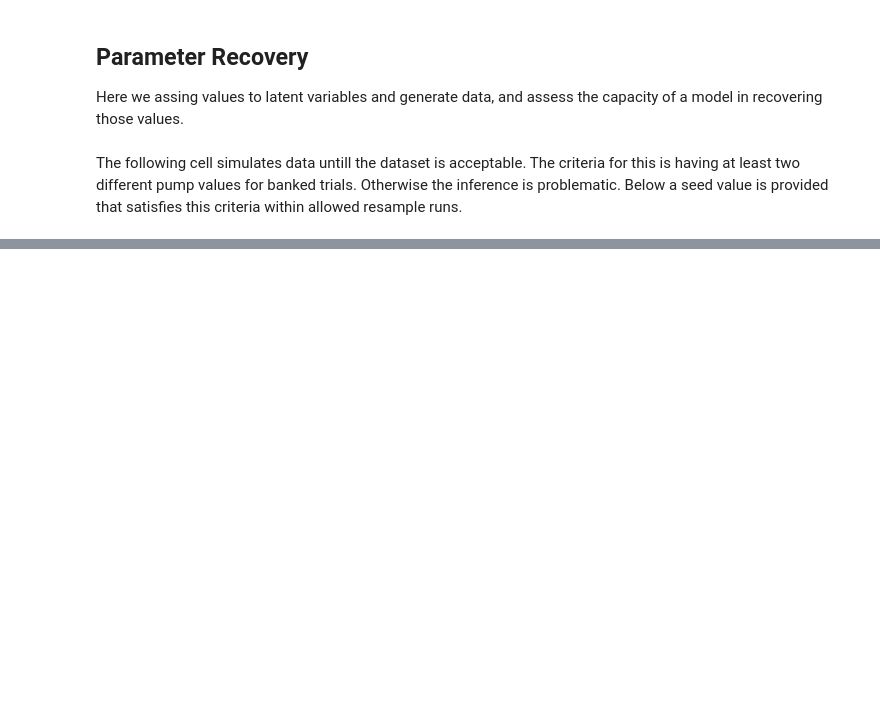
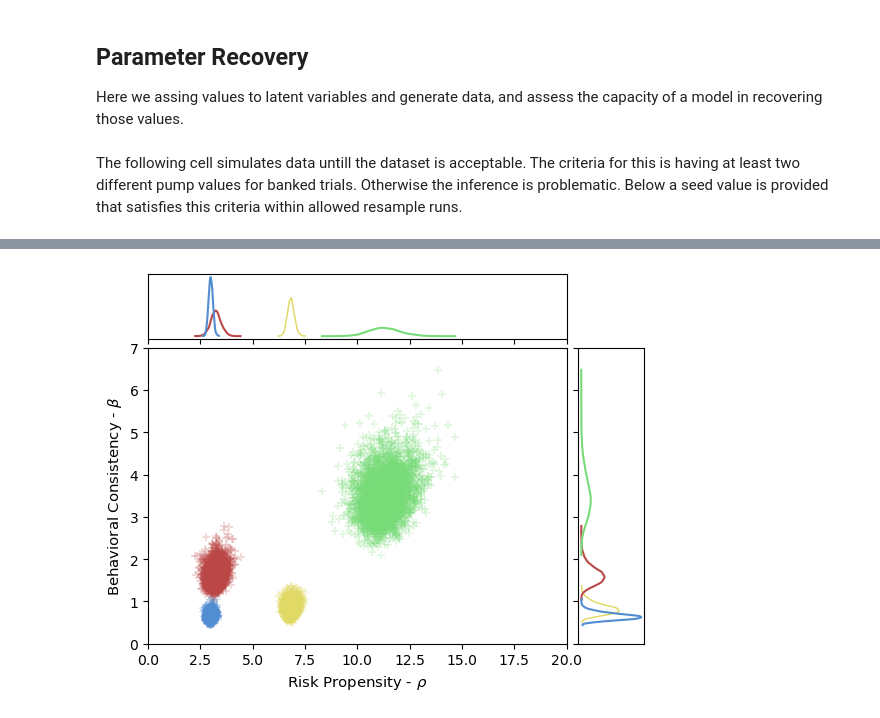
Before and after one commit to alazaydin/bart-censored, a Jupyter notebook: censoring.ipynb, the cells around one changed output, grey strips where cells are left out. Cells and saved outputs as stored; diff of their text form; code cells hidden in the pictures; blank space fills up the shorter version.

Commit message:
feat(joint-model): based on DOSPERT

```diff
--- a/censoring.ipynb
+++ b/censoring.ipynb
@@ -448,0 +524,16 @@ az.summary(recover_idata["B"])
+# %%
+with pm.Model() as m_guan:
+    rho = pm.TruncatedNormal('rho', 7, 5, shape=4, lower=0)
+    beta = pm.TruncatedNormal('beta', 3, 2, shape=4, lower=0)
+
+    intended = pm.Normal.dist(mu=rho[df_sub["pid"]], sigma=beta[df_sub["pid"]])
+
+    pump = pm.Censored(
+        "pump",
+        intended,
+        lower=None,
+        upper=df_sub[" burst"],
+        observed=df_sub[" y"],
+    )
+
+    idata_guan = pm.sample()
@@ -448,0 +547,48 @@ az.summary(recover_idata["B"])
+# %%
+idata_posterior_guan = idata_guan.posterior.stack(sample=("chain", "draw"))
+# %%
+colors = [
+    "#e1d966",
+    "#BC4747",
+    "#528dd2",
+    "#77db77",
+]
+
+ax = az.plot_pair(
+        idata_guan,
+        marginals=True,
+        group='posterior',
+        var_names=["rho", "beta"],
+        kind='scatter',
+        textsize=10,
+        scatter_kwargs={'marker': 'P', 'facecolors': colors[0], 'alpha': 0.2},
+        marginal_kwargs={"color": colors[0]},
+        coords={"rho_dim_0": 0,
+                "beta_dim_0": 0},
+    )
+
+for i in np.arange(len(ax)):
+    ax[i][0].set_xlim([0, 20])
+ax[1][0].set_ylim([0, 7])
+
+for i in range(1, 4):
+    az.plot_pair(
+        idata_guan,
+        marginals=False,
+        group='posterior',
+        var_names=["rho", "beta"],
+        kind='scatter',
+        textsize=10,
+        scatter_kwargs={'marker': 'P', 'facecolors': colors[i], 'alpha': 0.2},
+        coords={"rho_dim_0": i,
+                "beta_dim_0": i,},
+        ax=ax[1, 0]
+    )
+
+    az.plot_dist(idata_posterior_guan.sel(beta_dim_0=i).beta, color=colors[i], rotated=True, ax=ax[1,1])
+    az.plot_dist(idata_posterior_guan.sel(rho_dim_0=i).rho, color=colors[i], rotated=False, ax=ax[0,0])
+
+ax[1, 0].set_ylabel(r"Behavioral Consistency - $\beta$")
+ax[1, 0].set_xlabel(r"Risk Propensity - $\rho$");
+# %% [output]
+[figure, added]
```
Also changed, not shown: parts of 37 cells of this notebook, 1 other file.
